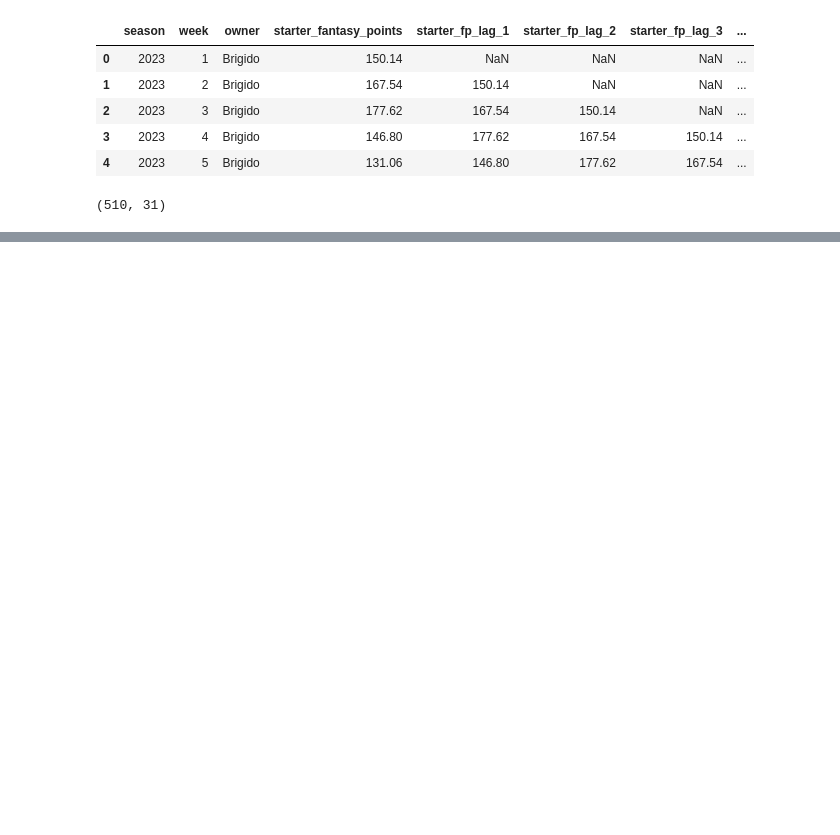
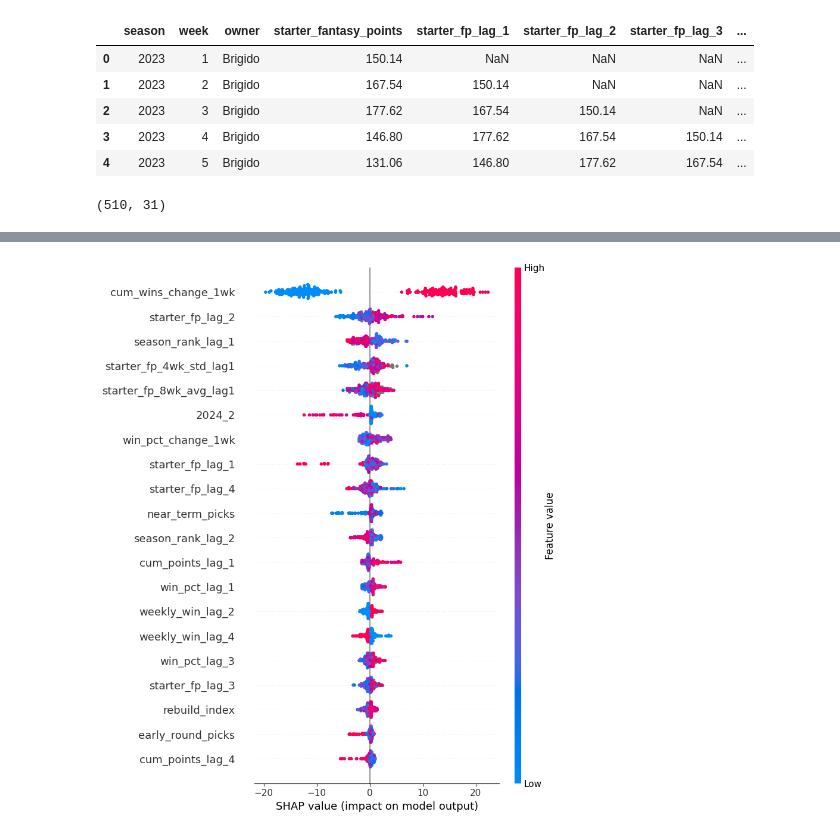
Before and after one commit to JoseAlfaro12/DynastyFootballAnalytics, a Jupyter notebook: Scripts/Modeling/XGBoost.ipynb, the cells around one changed output, grey strips where cells are left out. Cells and saved outputs as stored; diff of their text form; code cells hidden in the pictures; blank space fills up the shorter version.

```diff
--- a/Scripts/Modeling/XGBoost.ipynb
+++ b/Scripts/Modeling/XGBoost.ipynb
@@ -182,0 +191,11 @@ KeyError: "['starter_points_4gm_avg', 'best_expected_total_points'] not in index
+# %%
+LAST_SEASON = train_df["season"].max()
+
+train_data = train_df[train_df["season"] < LAST_SEASON]
+val_data   = train_df[train_df["season"] == LAST_SEASON]
+
+X_train = train_data[FEATURES]
+y_train = train_data[TARGET]
+
+X_val = val_data[FEATURES]
+y_val = val_data[TARGET]
@@ -182,0 +233,7 @@ KeyError: "['starter_points_4gm_avg', 'best_expected_total_points'] not in index
+# %%
+# Create study and use all threads for trials
+study = optuna.create_study(direction="minimize")
+study.optimize(objective, n_trials=200, n_jobs=-1)  # increase trials and parallelize
+
+print("Best MAE:", study.best_value)
+print("Best params:", study.best_params)
@@ -182,0 +260,15 @@ KeyError: "['starter_points_4gm_avg', 'best_expected_total_points'] not in index
+# %%
+best_params = study.best_params
+best_params.update({
+    "objective": "reg:squarederror",
+    "random_state": 42
+})
+
+final_model = XGBRegressor(**best_params)
+
+final_model.fit(
+    X_train,
+    y_train,
+    eval_set=[(X_val, y_val)],
+    verbose=False
+)
@@ -182,0 +336,9 @@ KeyError: "['starter_points_4gm_avg', 'best_expected_total_points'] not in index
+# %%
+import shap
+
+explainer = shap.TreeExplainer(final_model)
+shap_values = explainer.shap_values(X_train)
+
+shap.summary_plot(shap_values, X_train)
+# %% [output]
+[figure, added]
```
Also changed, not shown: parts of 32 cells of this notebook, 2 other files.
